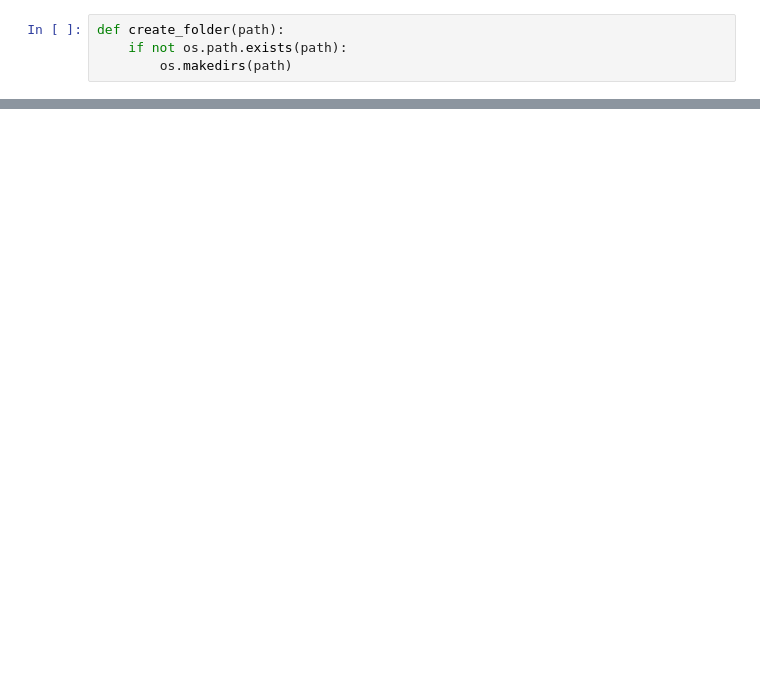
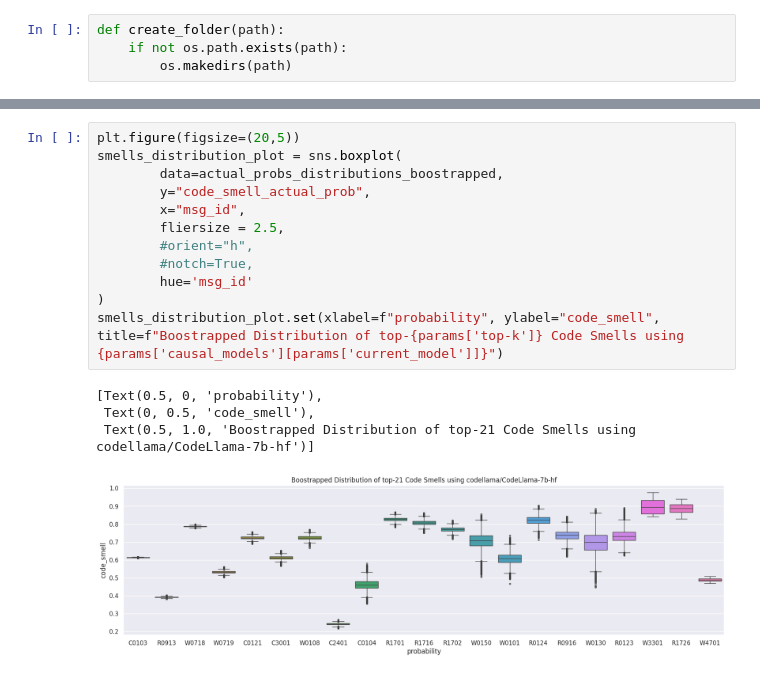
Before and after one commit to WM-SEMERU/CodeSmellExt, a Jupyter notebook: nbs/04_global_analysis.ipynb, the cells around one changed output, grey strips where cells are left out. Drawn from its saved outputs; the diff is of its cells as text; blank space fills up the shorter version.

```diff
--- a/nbs/04_global_analysis.ipynb
+++ b/nbs/04_global_analysis.ipynb
@@ -224,0 +236,17 @@ gc.collect()
+# %%
+plt.figure(figsize=(20,5))
+smells_distribution_plot = sns.boxplot(
+        data=actual_probs_distributions_boostrapped,
+        y="code_smell_actual_prob",
+        x="msg_id",
+        fliersize = 2.5,
+        #orient="h",
+        #notch=True,
+        hue='msg_id'
+)
+smells_distribution_plot.set(xlabel=f"probability", ylabel="code_smell", title=f"Boostrapped Distribution of top-{params['top-k']} Code Smells using {params['causal_models'][params['current_model']]}")
+# %% [output]
+[Text(0.5, 0, 'probability'),
+ Text(0, 0.5, 'code_smell'),
+ Text(0.5, 1.0, 'Boostrapped Distribution of top-21 Code Smells using codellama/CodeLlama-7b-hf')]
+[figure, added]
```
Also changed, not shown: parts of 53 cells of this notebook, 16 other files.
